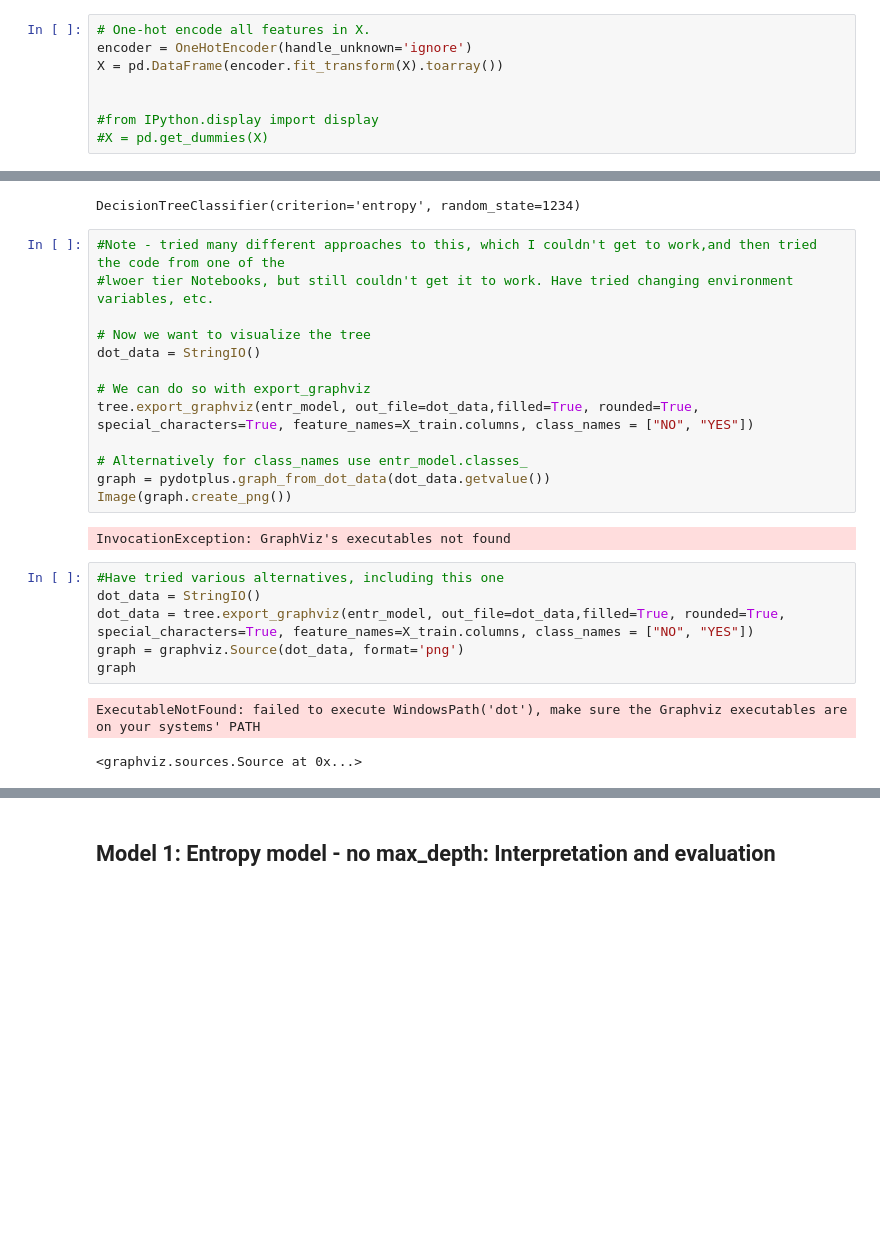
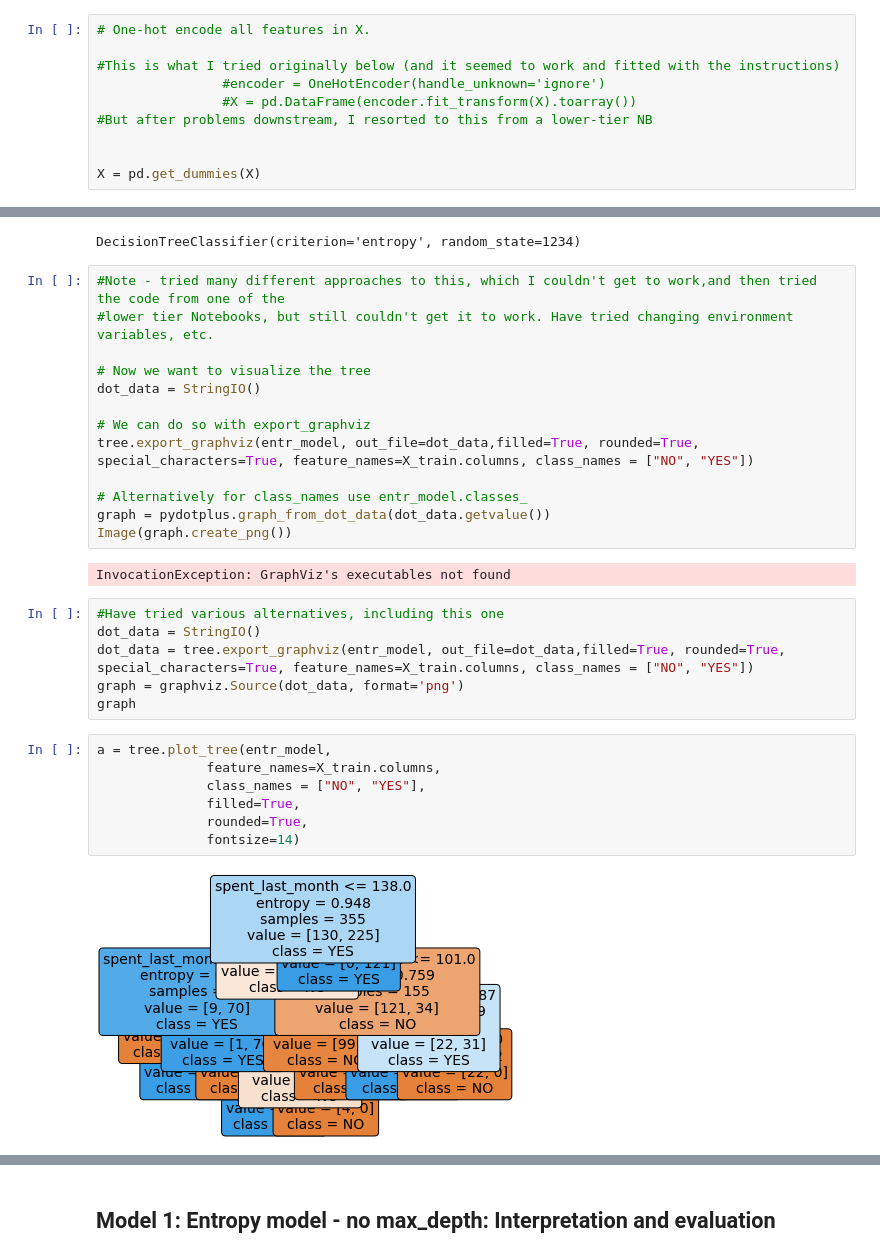
Before and after one commit to JonnyPearce/SpringboardDS-Projects, a Jupyter notebook: Speciality Coffee Project/Springboard Decision Tree Specialty Coffee Case Study - Tier 3 - Jonny Pearce - complete - 9 March 2023.ipynb, the cells around one changed output, grey strips where cells are left out. Saved outputs shown, nothing was run; the diff lists cells and outputs as text; blank space fills up the shorter version.

Commit message:
Completed Notebook - 11 March 2023

```diff
--- a/Speciality Coffee Project/Springboard Decision Tree Specialty Coffee Case Study - Tier 3 - Jonny Pearce - complete - 9 March 2023.ipynb
+++ b/Speciality Coffee Project/Springboard Decision Tree Specialty Coffee Case Study - Tier 3 - Jonny Pearce - complete - 9 March 2023.ipynb
@@ -339,12 +356,14 @@ One-hot encoding replaces each unique value of a given column with a new column,
 **Note**: We will do this before we do our train/test split as to do it after could mean that some categories only end up in the train or test split of our data by chance and this would then lead to different shapes of data for our `X_train` and `X_test` which could/would cause downstream issues when fitting or predicting using a trained model.
 # %%
 # One-hot encode all features in X.
-encoder = OneHotEncoder(handle_unknown='ignore')
-X = pd.DataFrame(encoder.fit_transform(X).toarray())
+
+#This is what I tried originally below (and it seemed to work and fitted with the instructions)
+                #encoder = OneHotEncoder(handle_unknown='ignore')
+                #X = pd.DataFrame(encoder.fit_transform(X).toarray())
+#But after problems downstream, I resorted to this from a lower-tier NB
 
 
-#from IPython.display import display
-#X = pd.get_dummies(X)
+X = pd.get_dummies(X)
 # %% [markdown]
 ### 6. Further divide those subsets into train and test subsets for X and y respectively: X_train, X_test, y_train, y_test
 # %%
@@ -386,7 +405,7 @@ entr_model
 DecisionTreeClassifier(criterion='entropy', random_state=1234)
 # %%
 #Note - tried many different approaches to this, which I couldn't get to work,and then tried the code from one of the
-#lwoer tier Notebooks, but still couldn't get it to work. Have tried changing environment variables, etc.
+#lower tier Notebooks, but still couldn't get it to work. Have tried changing environment variables, etc.
 
 # Now we want to visualize the tree
 dot_data = StringIO()
@@ -405,6 +424,12 @@ dot_data = StringIO()
 dot_data = tree.export_graphviz(entr_model, out_file=dot_data,filled=True, rounded=True, special_characters=True, feature_names=X_train.columns, class_names = ["NO", "YES"])
 graph = graphviz.Source(dot_data, format='png')
 graph
-# %% [output]
-ExecutableNotFound: failed to execute WindowsPath('dot'), make sure the Graphviz executables are on your systems' PATH
-<graphviz.sources.Source at 0x...>
+# %%
+a = tree.plot_tree(entr_model,
+              feature_names=X_train.columns,
+              class_names = ["NO", "YES"],
+              filled=True,
+              rounded=True,
+              fontsize=14)
+# %% [output]
+[figure, added]
```
Also changed, not shown: parts of 35 cells of this notebook.
